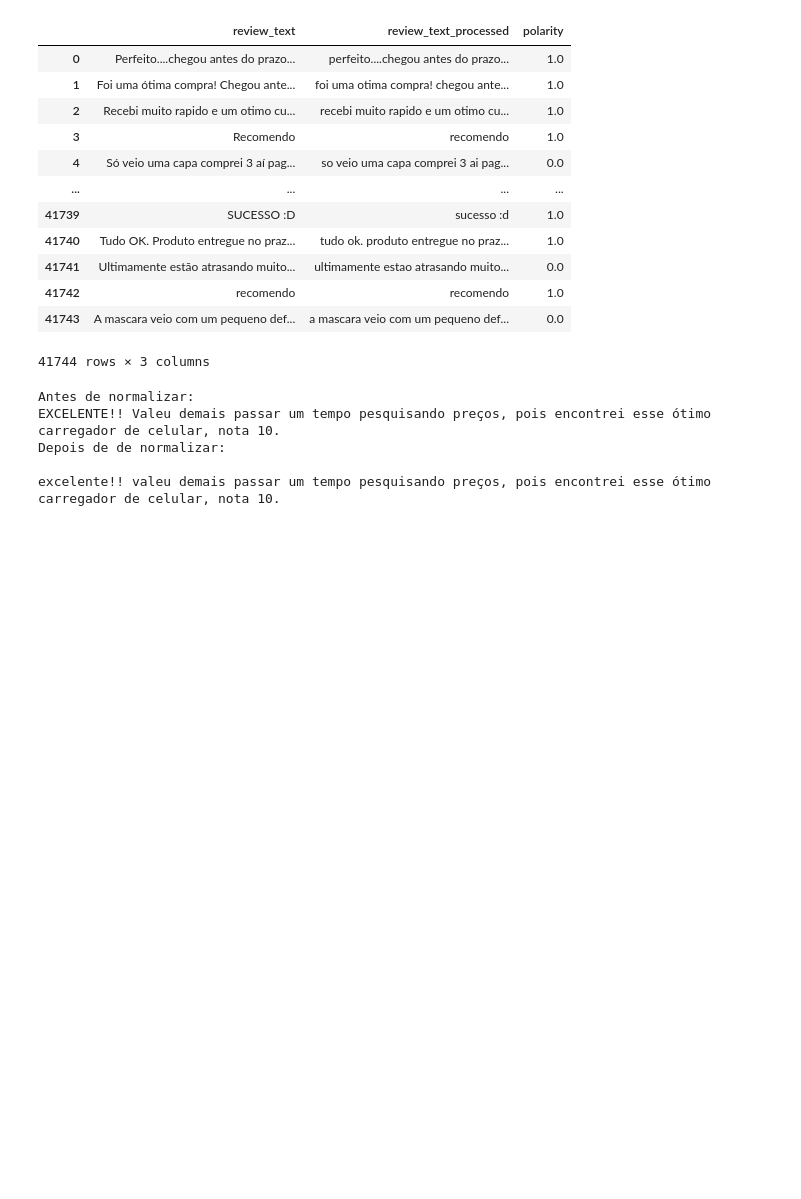
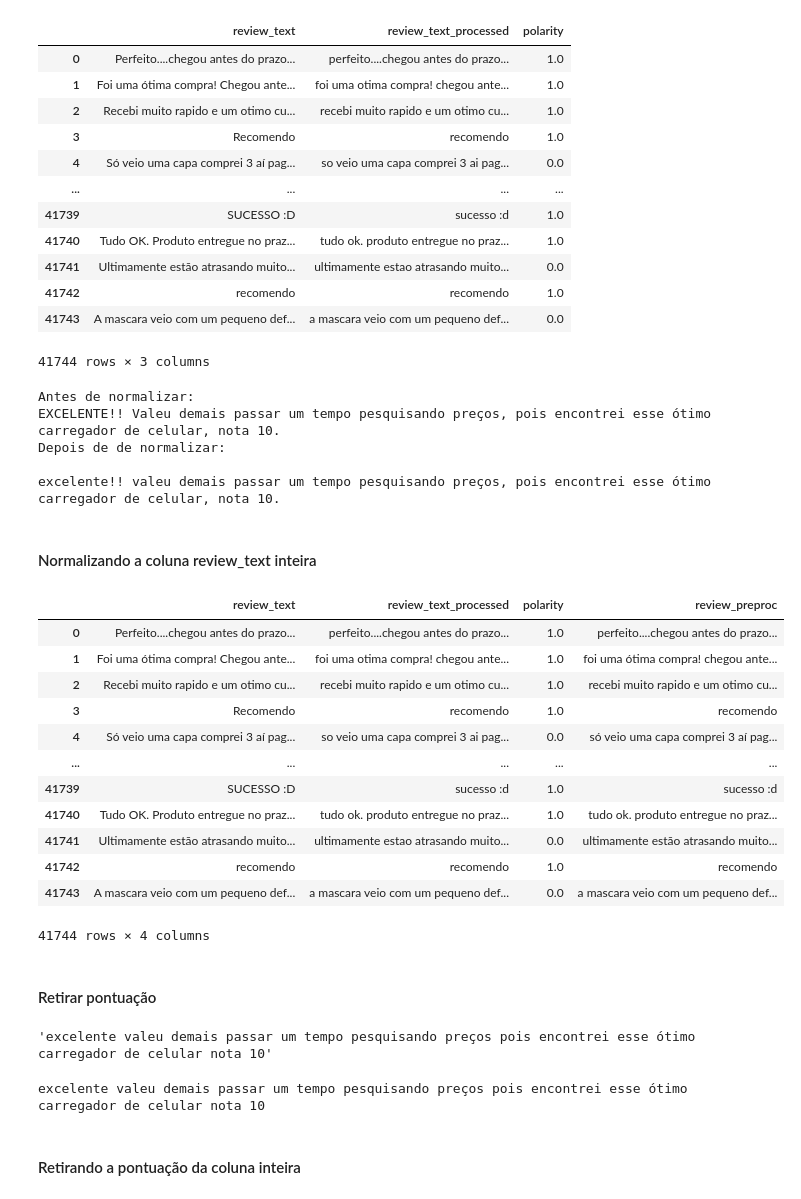
Before and after one commit to mariotlemes/pos-NLP, a Jupyter notebook: src/M6-1/1-metodos-classicos-NLP.ipynb, the cells around one changed output. Saved outputs shown, nothing was run; the diff lists cells and outputs as text; code cells hidden in the pictures; blank space fills up the shorter version.

```diff
--- a/src/M6-1/1-metodos-classicos-NLP.ipynb
+++ b/src/M6-1/1-metodos-classicos-NLP.ipynb
@@ -56,3 +56,44 @@ EXCELENTE!! Valeu demais passar um tempo pesquisando preços, pois encontrei ess
 Depois de de normalizar:
 
 excelente!! valeu demais passar um tempo pesquisando preços, pois encontrei esse ótimo carregador de celular, nota 10.
+# %% [markdown]
+#### Normalizando a coluna review_text inteira
+# %%
+# df['review_preproc'] = df['review_text'].apply(lambda x: x.lower())
+df.loc[:, 'review_preproc'] = df['review_text'].apply(lambda x: x.lower())
+df
+# %% [output]
+|  | review_text | review_text_processed | polarity | review_preproc |
+| 0 | Perfeito....chegou antes do prazo... | perfeito....chegou antes do prazo... | 1.0 | perfeito....chegou antes do prazo... |
+| 1 | Foi uma ótima compra! Chegou ante... | foi uma otima compra! chegou ante... | 1.0 | foi uma ótima compra! chegou ante... |
+| 2 | Recebi muito rapido e um otimo cu... | recebi muito rapido e um otimo cu... | 1.0 | recebi muito rapido e um otimo cu... |
+| 3 | Recomendo | recomendo | 1.0 | recomendo |
+| 4 | Só veio uma capa comprei 3 aí pag... | so veio uma capa comprei 3 ai pag... | 0.0 | só veio uma capa comprei 3 aí pag... |
+| ... | ... | ... | ... | ... |
+| 41739 | SUCESSO :D | sucesso :d | 1.0 | sucesso :d |
+| 41740 | Tudo OK. Produto entregue no praz... | tudo ok. produto entregue no praz... | 1.0 | tudo ok. produto entregue no praz... |
+| 41741 | Ultimamente estão atrasando muito... | ultimamente estao atrasando muito... | 0.0 | ultimamente estão atrasando muito... |
+| 41742 | recomendo | recomendo | 1.0 | recomendo |
+| 41743 | A mascara veio com um pequeno def... | a mascara veio com um pequeno def... | 0.0 | a mascara veio com um pequeno def... |
+41744 rows × 4 columns
+# %% [markdown]
+#### Retirar pontuação
+# %%
+# Opção 1
+exemplo_sem_punct_opcao1 = "".join(u for u in exemplo if u not in ("?", ".", ";", ":", "!", ","))
+print(exemplo_sem_punct_opcao1)
+# %% [output]
+'excelente valeu demais passar um tempo pesquisando preços pois encontrei esse ótimo carregador de celular nota 10'
+# %%
+# Opcão 2
+from nltk.tokenize import RegexpTokenizer
+
+# com '\w+' selecionamos apenas tokens de palavras ou dígitos
+tokenizer = RegexpTokenizer(r'\w+')
+
+exemplo_sem_punct_opcao2 = ' '.join(tokenizer.tokenize(exemplo))
+print(exemplo_sem_punct_opcao2)
+# %% [output]
+excelente valeu demais passar um tempo pesquisando preços pois encontrei esse ótimo carregador de celular nota 10
+# %% [markdown]
+#### Retirando a pontuação da coluna inteira
```
Also changed, not shown: parts of 14 cells of this notebook.
